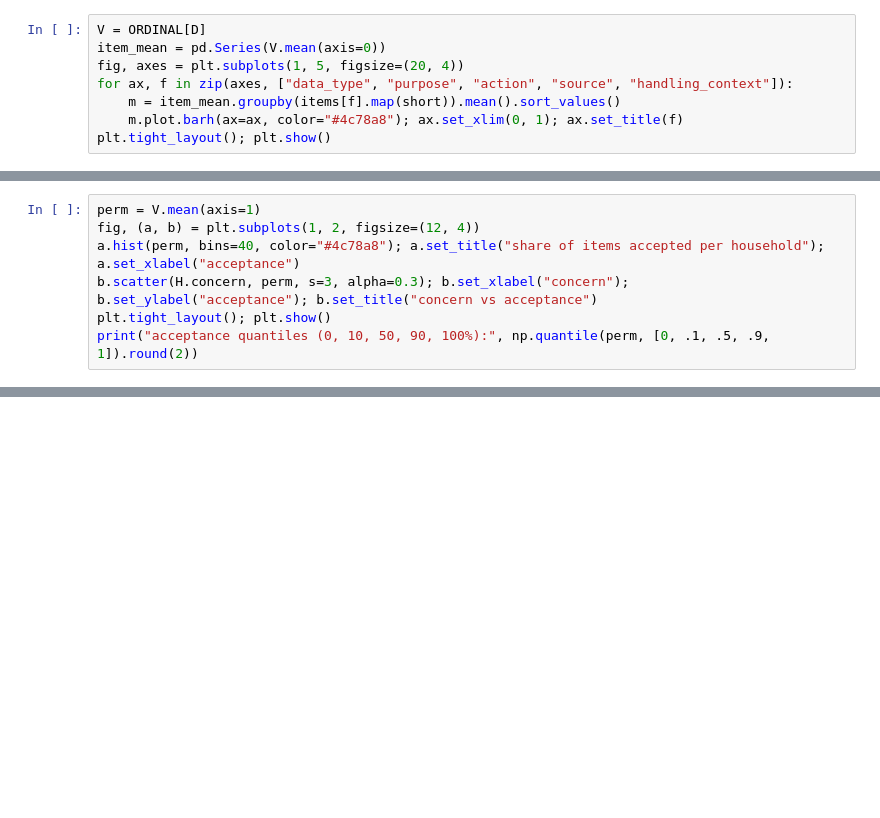
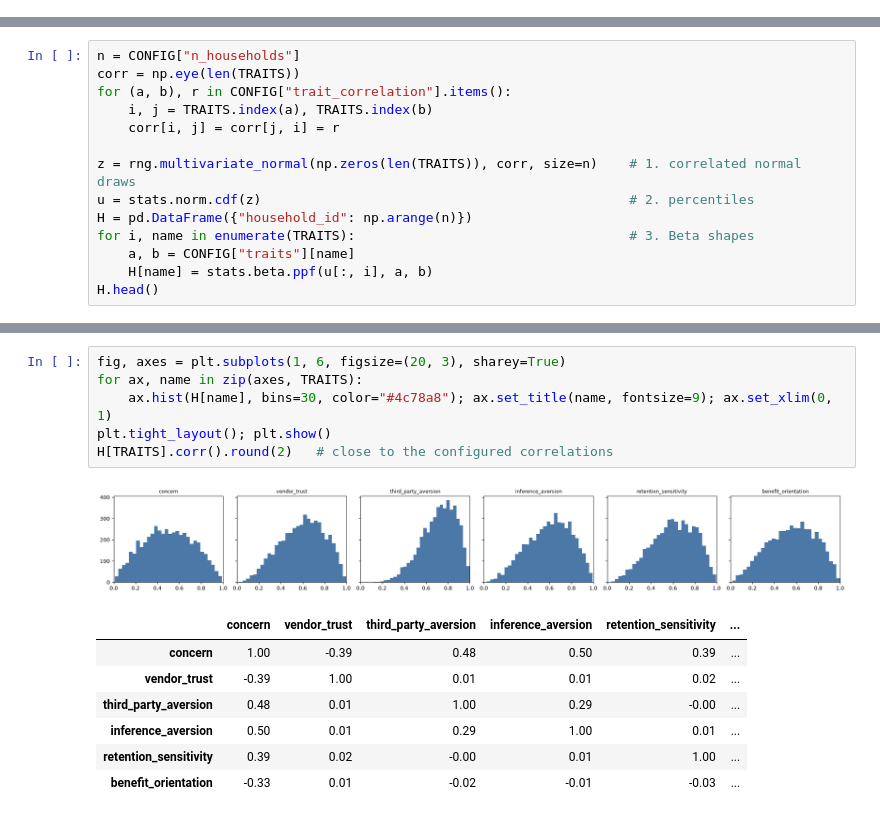
Before and after one commit to baktistr/ppd-household-presets, a Jupyter notebook: notebooks/02_generate_households.ipynb, the cells around one changed output, grey strips where cells are left out. Saved outputs shown, nothing was run; the diff lists cells and outputs as text; blank space fills up the shorter version.

```diff
--- a/notebooks/02_generate_households.ipynb
+++ b/notebooks/02_generate_households.ipynb
@@ -51,8 +0,0 @@ lower than the vendor, everything far higher when the data stays home, inference
-# %%
-V = ORDINAL[D]
-item_mean = pd.Series(V.mean(axis=0))
-fig, axes = plt.subplots(1, 5, figsize=(20, 4))
-for ax, f in zip(axes, ["data_type", "purpose", "action", "source", "handling_context"]):
-    m = item_mean.groupby(items[f].map(short)).mean().sort_values()
-    m.plot.barh(ax=ax, color="#4c78a8"); ax.set_xlim(0, 1); ax.set_title(f)
-plt.tight_layout(); plt.show()
@@ -81,7 +0,0 @@ How permissive each household is overall, and how that follows from its concern.
-# %%
-perm = V.mean(axis=1)
-fig, (a, b) = plt.subplots(1, 2, figsize=(12, 4))
-a.hist(perm, bins=40, color="#4c78a8"); a.set_title("share of items accepted per household"); a.set_xlabel("acceptance")
-b.scatter(H.concern, perm, s=3, alpha=0.3); b.set_xlabel("concern"); b.set_ylabel("acceptance"); b.set_title("concern vs acceptance")
-plt.tight_layout(); plt.show()
-print("acceptance quantiles (0, 10, 50, 90, 100%):", np.quantile(perm, [0, .1, .5, .9, 1]).round(2))
@@ -172,0 +125,14 @@ answers to the candidate onboarding questions.
+# %%
+n = CONFIG["n_households"]
+corr = np.eye(len(TRAITS))
+for (a, b), r in CONFIG["trait_correlation"].items():
+    i, j = TRAITS.index(a), TRAITS.index(b)
+    corr[i, j] = corr[j, i] = r
+
+z = rng.multivariate_normal(np.zeros(len(TRAITS)), corr, size=n)    # 1. correlated normal draws
+u = stats.norm.cdf(z)                                               # 2. percentiles
+H = pd.DataFrame({"household_id": np.arange(n)})
+for i, name in enumerate(TRAITS):                                   # 3. Beta shapes
+    a, b = CONFIG["traits"][name]
+    H[name] = stats.beta.ppf(u[:, i], a, b)
+H.head()
@@ -172,0 +146,15 @@ answers to the candidate onboarding questions.
+# %%
+fig, axes = plt.subplots(1, 6, figsize=(20, 3), sharey=True)
+for ax, name in zip(axes, TRAITS):
+    ax.hist(H[name], bins=30, color="#4c78a8"); ax.set_title(name, fontsize=9); ax.set_xlim(0, 1)
+plt.tight_layout(); plt.show()
+H[TRAITS].corr().round(2)   # close to the configured correlations
+# %% [output]
+[figure, added]
+|  | concern | vendor_trust | third_party_aversion | inference_aversion | retention_sensitivity | ... |
+| concern | 1.00 | -0.39 | 0.48 | 0.50 | 0.39 | ... |
+| vendor_trust | -0.39 | 1.00 | 0.01 | 0.01 | 0.02 | ... |
+| third_party_aversion | 0.48 | 0.01 | 1.00 | 0.29 | -0.00 | ... |
+| inference_aversion | 0.50 | 0.01 | 0.29 | 1.00 | 0.01 | ... |
+| retention_sensitivity | 0.39 | 0.02 | -0.00 | 0.01 | 1.00 | ... |
+| benefit_orientation | -0.33 | 0.01 | -0.02 | -0.01 | -0.03 | ... |
```
Also changed, not shown: parts of 37 cells of this notebook, 16 other files.
